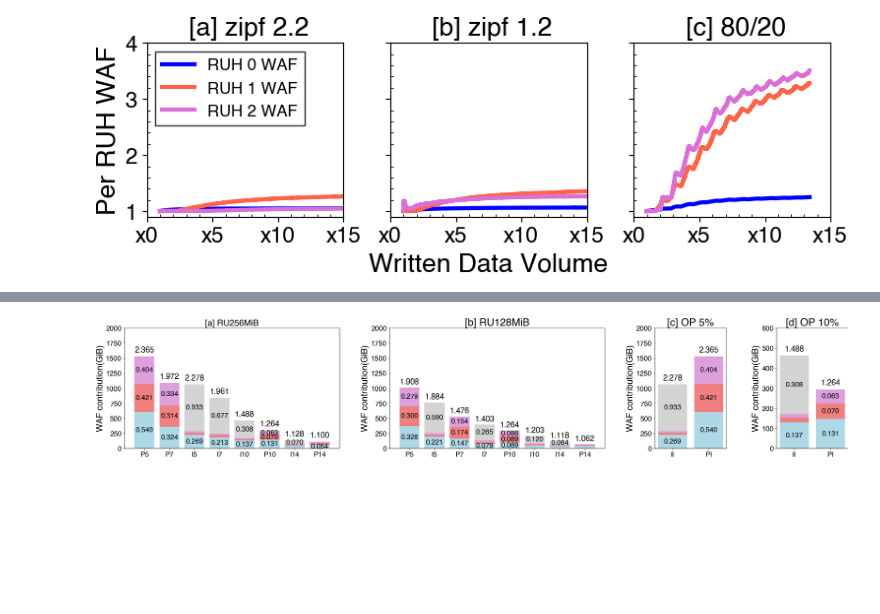
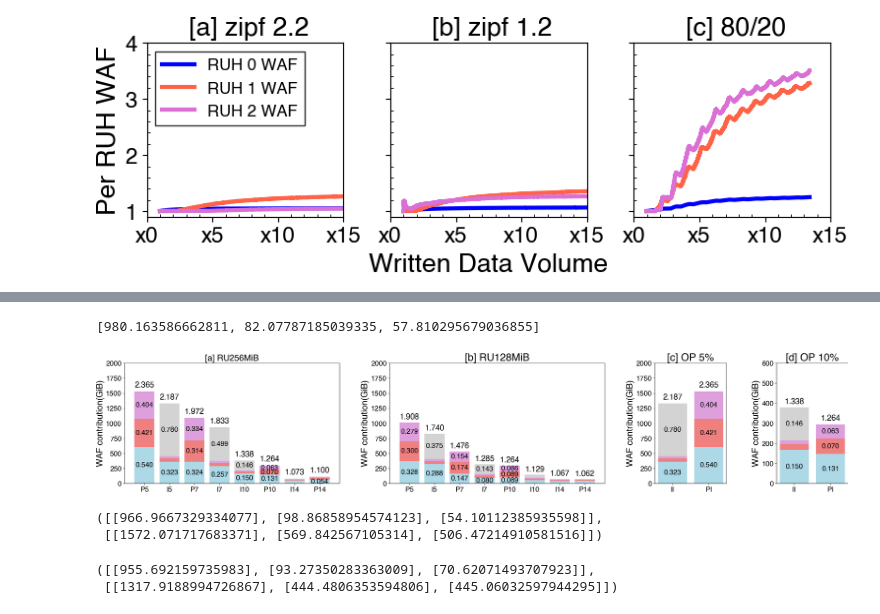
Before and after one commit to MoatLab/WARP-FAST26-AE, a Jupyter notebook: WARP-AE-FAST26-1.ipynb, the cells around one changed output, grey strips where cells are left out. Drawn from its saved outputs; the diff is of its cells as text; code cells hidden in the pictures; blank space fills up the shorter version.

```diff
--- a/WARP-AE-FAST26-1.ipynb
+++ b/WARP-AE-FAST26-1.ipynb
@@ -58,7 +58,7 @@ BIGGER_SIZE = 24
 plt.rc('font', size=SMALL_SIZE)          # controls default text sizes
 plt.rc('axes', titlesize=MEDIUM_SIZE)     # fontsize of the axes title
 plt.rc('axes', labelsize=BIGGER_SIZE)    # fontsize of the x and y labels
-plt.rc('xtick', labelsize=BIGGER_SIZE)    # fontsize of the tick labels
+plt.rc('xtick', labelsize=MEDIUM_SIZE)    # fontsize of the tick labels
 plt.rc('ytick', labelsize=BIGGER_SIZE)    # fontsize of the tick labels
 plt.rc('legend', fontsize=SMALL_SIZE)    # legend fontsize
 plt.rc('figure', titlesize=MEDIUM_SIZE)  # fontsize of the figure title
@@ -2679,7 +3076,7 @@ filename="samsung_waf_1min.txt"
 
 #print (data_dir+filename)
 this_dev_cap_TB = 7.68
-x_cut_lim = 60
+x_cut_lim = 30
 
 TEXT_FONT_SIZE=SMALL_SIZE
 
@@ -2731,7 +3128,7 @@ filename="samsung_waf_1min.txt"
 
 #print (data_dir+filename)
 this_dev_cap_TB = 7.68
-x_cut_lim = 60
+x_cut_lim = 30
 TEXT_FONT_SIZE=SMALL_SIZE
 
 #------------------------------------------------------------#
@@ -2752,7 +3149,7 @@ for i , w in enumerate(workload):
         ax2=ax[2][1]
 
         my_waf_text_index = get_waf_by_aligned_hbmw(path, this_dev_cap_TB, filename, x_cut_lim)
-        hop = 1000
+        hop = 2500
         a= 100
 
         if re.match('nofdp/', sdir)!=None :
@@ -2929,5 +3326,4 @@ ax[3][1].set_xticklabels([t for t in labels], fontproperties=helvetica_prop)
 fig.tight_layout()
 
 # ------------------- #
-# ------------------- #
 # %% [output]
@@ -4342,3 +5105,7 @@ Processing: log-ii-zoned-RU128OP14
+# %%
+ruh_hbmw[0:3]
+# %% [output]
+[980.163586662811, 82.07787185039335, 57.810295679036855]
 # %%
 ## RUN previous figure first
 import matplotlib.pyplot as plt
@@ -4356,6 +5123,7 @@ def compute_bar_segments(workloads_subset):
     dlwa_texts   = []
     for w in workloads_subset:
         ruh_mbmw, ruh_hbmw = [], []
+        is_ii = 'ii' in w.lower()
         for ruh in range(4):
             try:
                 val_mbmw = mbmw_data[w][ruh][0]  # x5 rHMW slot
@@ -4366,8 +5134,13 @@ def compute_bar_segments(workloads_subset):
             ruh_mbmw.append(val_mbmw)
             ruh_hbmw.append(val_hbmw)
         bar_segments.append([max(m-h,0) for m,h in zip(ruh_mbmw, ruh_hbmw)])
-        total_mbmw = sum(ruh_mbmw)
-        total_hbmw = sum(ruh_hbmw)
+        if is_ii :
+            total_mbmw = sum(ruh_mbmw) - hbmw_data[w][3][0]
+            total_hbmw = sum(ruh_hbmw[:-1])
+        else:
+            total_mbmw = sum(ruh_mbmw)
+            total_hbmw = sum(ruh_hbmw)
+
         dlwa_texts.append(total_mbmw/total_hbmw if total_hbmw>0 else 0)
     return np.array(bar_segments), dlwa_texts
 
@@ -4418,8 +5191,8 @@ data_dir = "./archive//ops-log/"
 
 wl_a = [
     'log-gc-zoned-RU256OP5',        # PI RU256 OP5
+    'log-ii-zoned-RU256OP5',       # II RU256 OP5
     'log-gc-zoned-RU256OP7',        # PI RU256 OP7
-    'log-ii-zoned-RU256OP5',       # II RU256 OP5
     'log-ii-zoned-RU256OP7',        # II RU256 OP7
     'log-ii-zoned-RU256OP10',      # II RU256 OP10
     'log-gc-zoned-fdp',            # PI RU256 OP10
@@ -4427,7 +5200,7 @@ wl_a = [
     'log-gc-zoned-RU256OP14',        # PI RU256 OP14
 ]
 # example ordering ⇒ P5, I5, P10, I10
-lbl_a = ['P5','P7', 'I5', 'I7', 'I10','P10','I14','P14']
+lbl_a = ['P5', 'I5','P7', 'I7', 'I10','P10','I14','P14']
 draw_panel(ax_a,data_dir, wl_a, lbl_a)
 ax_a.set_title('[a] RU256MiB', fontproperties = helvetica_prop, fontsize=MEDIUM_SIZE+4)
 
@@ -4449,34 +5222,44 @@ ax_b.set_title('[b] RU128MiB', fontproperties = helvetica_prop, fontsize=BIGGER_
 
 # (c) OP 5% – compare II vs PI (RU sizes on x)
 wl_c = ['log-ii-zoned-RU256OP5','log-gc-zoned-RU256OP5']
 lbl_c = ['II','PI']
 draw_panel(ax_c,data_dir, wl_c, lbl_c)
 ax_c.set_title('[c] OP 5%', fontproperties = helvetica_prop, fontsize=BIGGER_SIZE)
 
 # (d) OP 10% – compare II vs PI (only RU256 here, change if you have RU128 too)
 wl_d = ['log-ii-zoned-RU256OP10','log-gc-zoned-fdp']   # PI RU256 OP10 name you used
 lbl_d = ['II','PI']
 draw_panel(ax_d,data_dir, wl_d, lbl_d)
 ax_d.set_title('[d] OP 10%', fontproperties = helvetica_prop, fontsize=BIGGER_SIZE)
 
 # ---------------- shared legend (top center) -------------------
 #handles, labels = ax_a.get_legend_handles_labels()
 #leg = fig.legend(handles, labels, loc='upper center', ncol=4, frameon=True, fancybox=False, edgecolor='k')
 
 # Optional common y-limit so panel scales match your figure
 for ax in (ax_a, ax_b, ax_c):
     ax.set_ylim(0, 2000)  # adjust if your range differs
 ax_d.set_ylim(0,600)
 fig.tight_layout()  # leave room for the shared legend
 #------------------- #
-isConference=False
+isConference=True
 if isConference:
-    save_dir = "/home/inho/git/fast25-cylon-fdp/v1/F/val/"
-    fig_name = "fdp_8020_IIvsPI-all"
+    save_dir = "/home/inho/git/fast25-cylon-fdp/v2-cr/F/"
+    fig_name = "fdp_8020_IIvsPI-all_revised1"
     plt.savefig("{0}{1}.eps".format(save_dir,fig_name))
     plt.savefig("{0}{1}.pdf".format(save_dir,fig_name))
     plt.savefig("{0}{1}.png".format(save_dir,fig_name))
     plt.savefig("{0}{1}.jpeg".format(save_dir,fig_name))
 #------------------- #
 # %% [output]
-[figure, old version]
+[figure, new version]
+# %%
+hbmw_data['log-gc-zoned-RU256OP5'], mbmw_data['log-gc-zoned-RU256OP5']
+# %% [output]
+([[966.9667329334077], [98.86858954574123], [54.10112385935598]],
+ [[1572.071717683371], [569.842567105314], [506.47214910581516]])
+# %%
+hbmw_data['log-gc-zoned-RU256OP7'], mbmw_data['log-gc-zoned-RU256OP7'] #mbmw 2,207.4598608116 / 1,119.5863775067 waf 1.9716744551
+# %% [output]
+([[955.692159735983], [93.27350283363009], [70.62071493707923]],
+ [[1317.9188994726867], [444.4806353594806], [445.06032597944295]])
```
Also changed, not shown: parts of 7 cells of this notebook, 1 other file.
